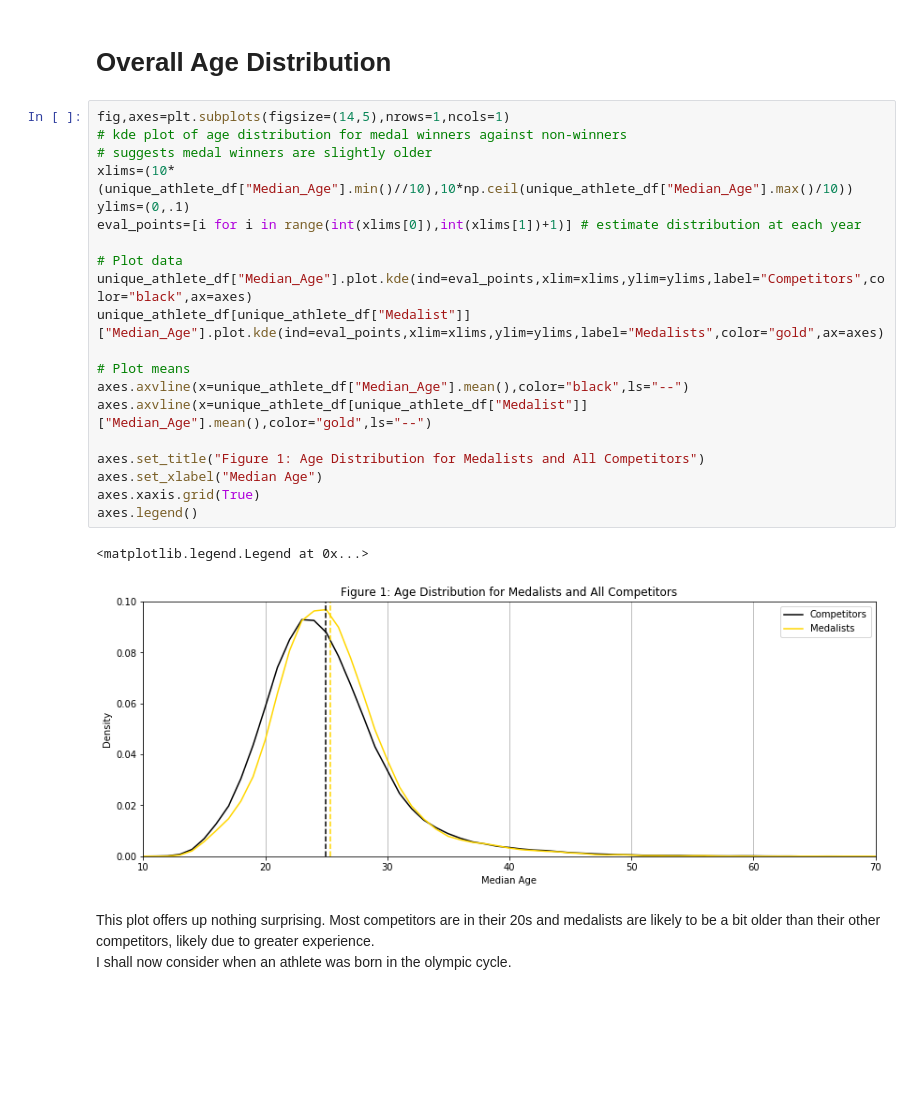
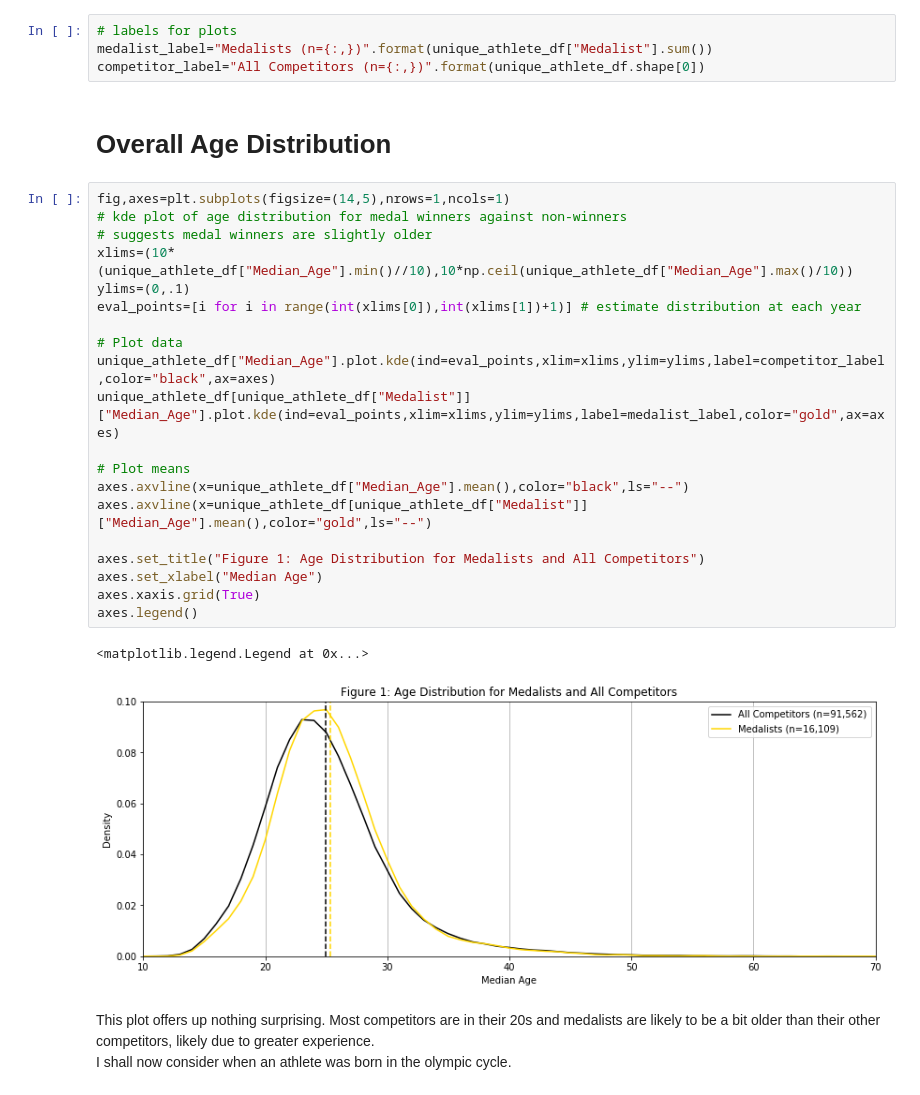
Before and after one commit to dajhutchinson/Olympic-Analysis, a Jupyter notebook: Overview Analysis.ipynb, the cells around one changed output. Drawn from its saved outputs; the diff is of its cells as text; blank space fills up the shorter version.

```diff
--- a/Overview Analysis.ipynb
+++ b/Overview Analysis.ipynb
@@ -76,31 +78,35 @@ print("\t{} events ({} summer, {} winter).\n".format(len(athlete_df["Event"].uni
         18 winter games (1948-2014).
         41 sports (27 summer, 14 winter).
         278 events (221 summer, 67 winter).
+# %%
+# labels for plots
+medalist_label="Medalists (n={:,})".format(unique_athlete_df["Medalist"].sum())
+competitor_label="All Competitors (n={:,})".format(unique_athlete_df.shape[0])
 # %% [markdown]
 # Overall Age Distribution
 # %%
 fig,axes=plt.subplots(figsize=(14,5),nrows=1,ncols=1)
 # kde plot of age distribution for medal winners against non-winners
 # suggests medal winners are slightly older
 xlims=(10*(unique_athlete_df["Median_Age"].min()//10),10*np.ceil(unique_athlete_df["Median_Age"].max()/10))
 ylims=(0,.1)
 eval_points=[i for i in range(int(xlims[0]),int(xlims[1])+1)] # estimate distribution at each year
 
 # Plot data
-unique_athlete_df["Median_Age"].plot.kde(ind=eval_points,xlim=xlims,ylim=ylims,label="Competitors",color="black",ax=axes)
-unique_athlete_df[unique_athlete_df["Medalist"]]["Median_Age"].plot.kde(ind=eval_points,xlim=xlims,ylim=ylims,label="Medalists",color="gold",ax=axes)
+unique_athlete_df["Median_Age"].plot.kde(ind=eval_points,xlim=xlims,ylim=ylims,label=competitor_label,color="black",ax=axes)
+unique_athlete_df[unique_athlete_df["Medalist"]]["Median_Age"].plot.kde(ind=eval_points,xlim=xlims,ylim=ylims,label=medalist_label,color="gold",ax=axes)
 
 # Plot means
 axes.axvline(x=unique_athlete_df["Median_Age"].mean(),color="black",ls="--")
 axes.axvline(x=unique_athlete_df[unique_athlete_df["Medalist"]]["Median_Age"].mean(),color="gold",ls="--")
 
 axes.set_title("Figure 1: Age Distribution for Medalists and All Competitors")
 axes.set_xlabel("Median Age")
 axes.xaxis.grid(True)
 axes.legend()
 # %% [output]
 <matplotlib.legend.Legend at 0x...>
-[figure, old version]
+[figure, new version]
 # %% [markdown]
 This plot offers up nothing surprising. Most competitors are in their 20s and medalists are likely to be a bit older than their other competitors, likely due to greater experience.\
 I shall now consider when an athlete was born in the olympic cycle.
```
Also changed, not shown: parts of 6 cells of this notebook, 1 other file.
